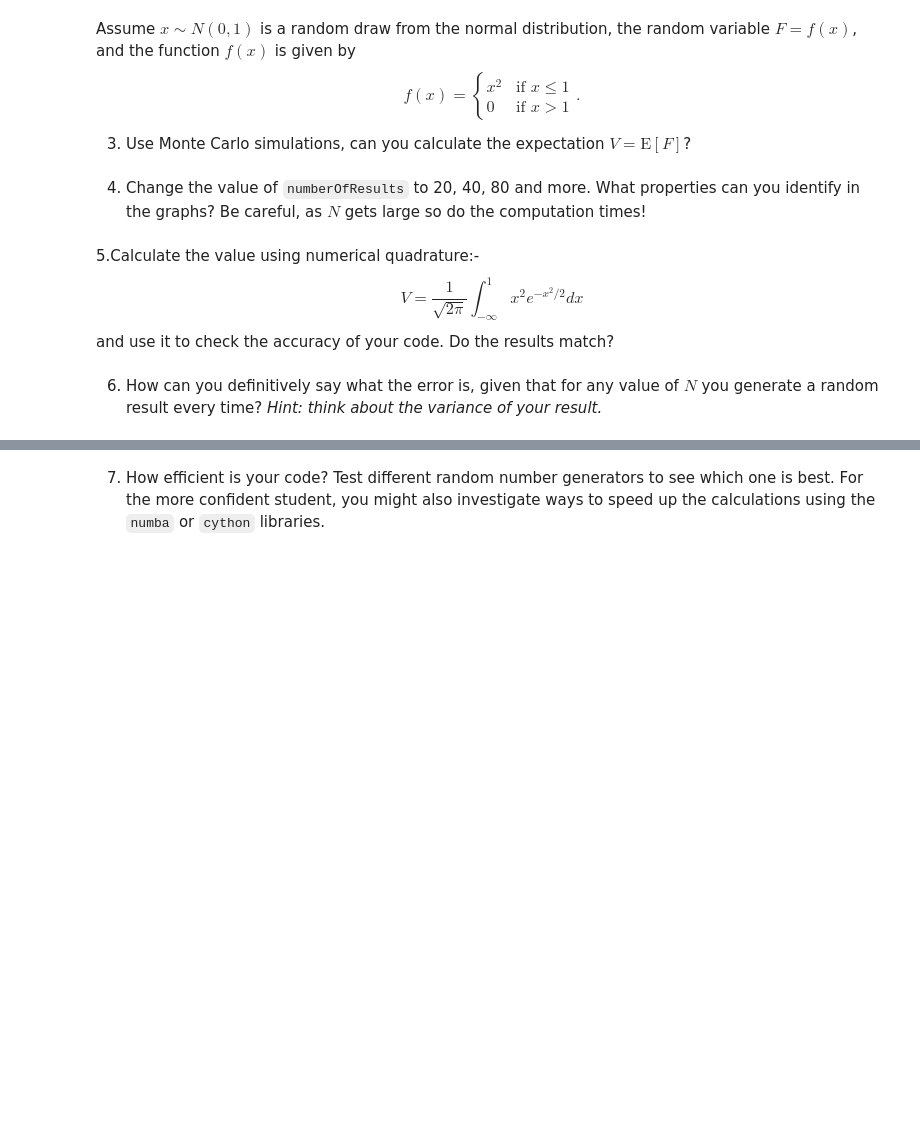
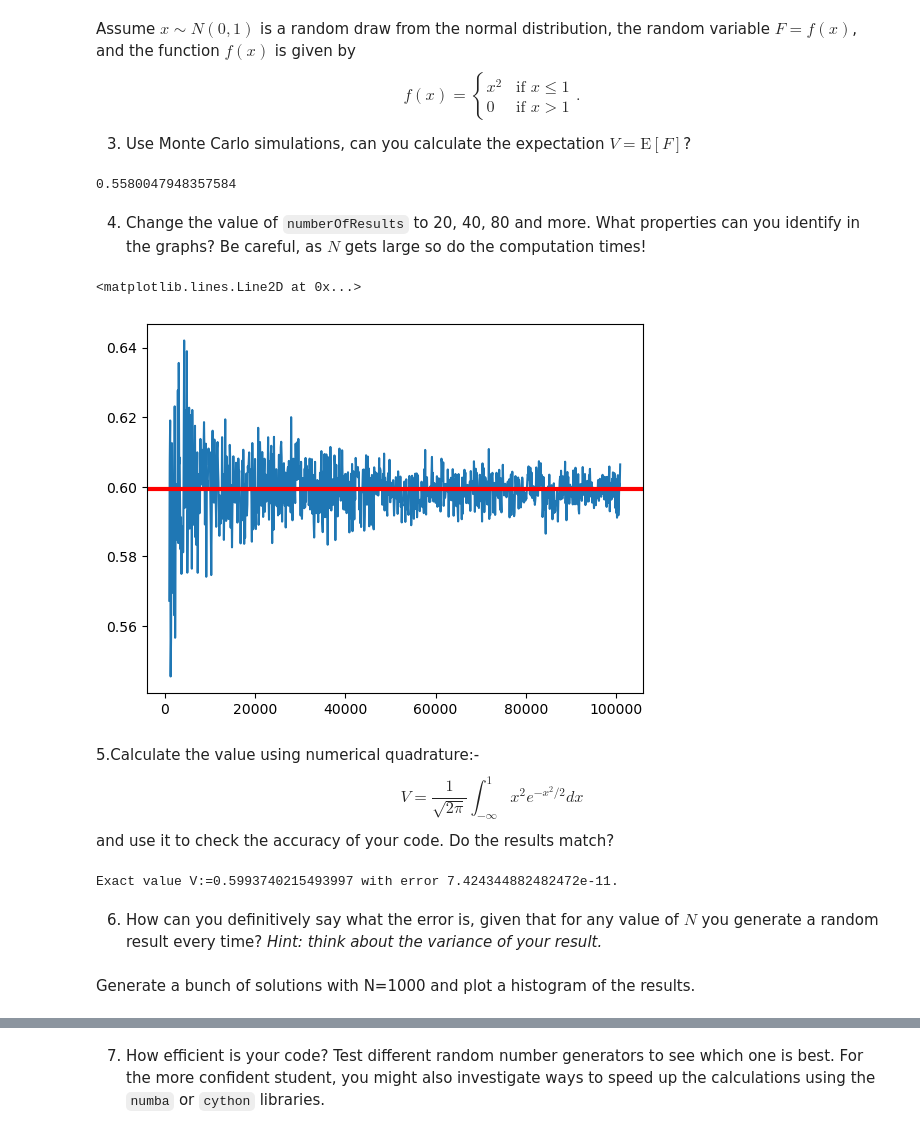
Before and after one commit to pjohno/MATH60082-python, a Jupyter notebook: MATH60082-lab-workbook-4.ipynb, the cells around one changed output, grey strips where cells are left out. Saved outputs shown, nothing was run; the diff lists cells and outputs as text; code cells hidden in the pictures; blank space fills up the shorter version.

```diff
--- a/MATH60082-lab-workbook-4.ipynb
+++ b/MATH60082-lab-workbook-4.ipynb
@@ -28,2 +30,22 @@ $$
+# %%
+rng = np.random.default_rng(seed=42)
+# %%
+N = 1000
+sum = 0.0
+for i in range(N):
+    phi = rng.normal()
+    if phi < 1:
+        sum += phi*phi
+print(sum/N)
+# %% [output]
+0.5580047948357584
+# %%
+def monteCarlo(N):
+    sum = 0.0
+    for i in range(N):
+        phi = rng.normal()
+        if phi < 1:
+            sum += phi*phi
+    return sum/N
 # %% [markdown]
 4. Change the value of `numberOfResults` to 20, 40, 80 and more. What properties can you identify in the graphs? Be careful, as $N$ gets large so do the computation times!
@@ -30,3 +54,18 @@ $$
+# %%
+K=1000
+N_values = np.zeros(K)
+V_values = np.zeros(K)
+for k in range(K):
+    N = 1000 + 100*k
+    val = monteCarlo(N)
+    N_values[k] = N
+    V_values[k] = val
+# %%
+plt.plot(N_values,V_values)
+plt.axhline( y = 0.5993740215493997 , color='r' , linewidth=3)
+# %% [output]
+<matplotlib.lines.Line2D at 0x...>
+[figure, added]
 # %% [markdown]
 5.Calculate the value using numerical quadrature:-
 $$
@@ -36,2 +78,10 @@ and use it to check the accuracy of your code. Do the results match?
+# %%
+integrand = lambda x : x*x*exp(-x*x/2.)
+V = quad( integrand , a=-10 , b=1 )
+print(f"Exact value V:={1/sqrt(2.0*pi)*V[0]} with error {V[1]}.")
+# %% [output]
+Exact value V:=0.5993740215493997 with error 7.424344882482472e-11.
 # %% [markdown]
 6. How can you definitively say what the error is, given that for any value of $N$ you generate a random result every time? _Hint: think about the variance of your result._
+# %% [markdown]
+Generate a bunch of solutions with N=1000 and plot a histogram of the results.
```
Also changed, not shown: parts of 18 cells of this notebook, 2 other files.
